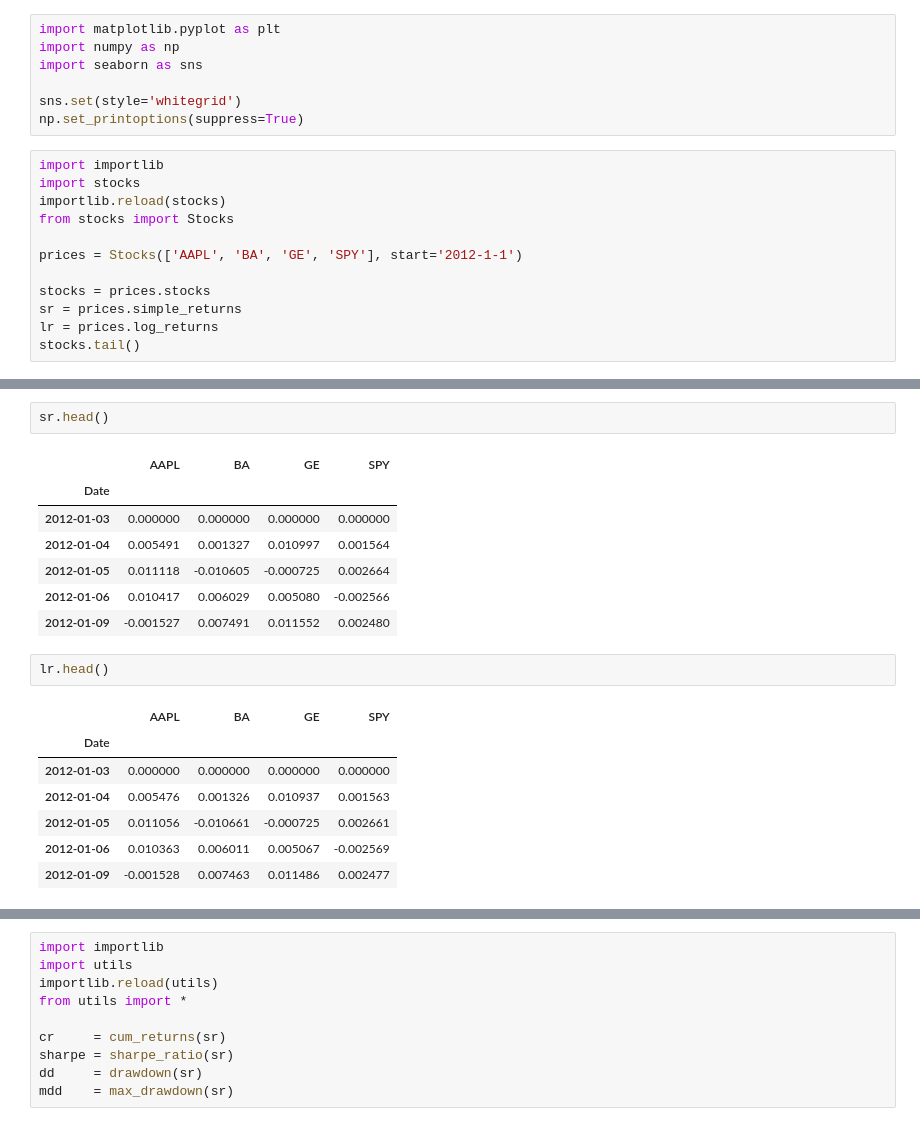
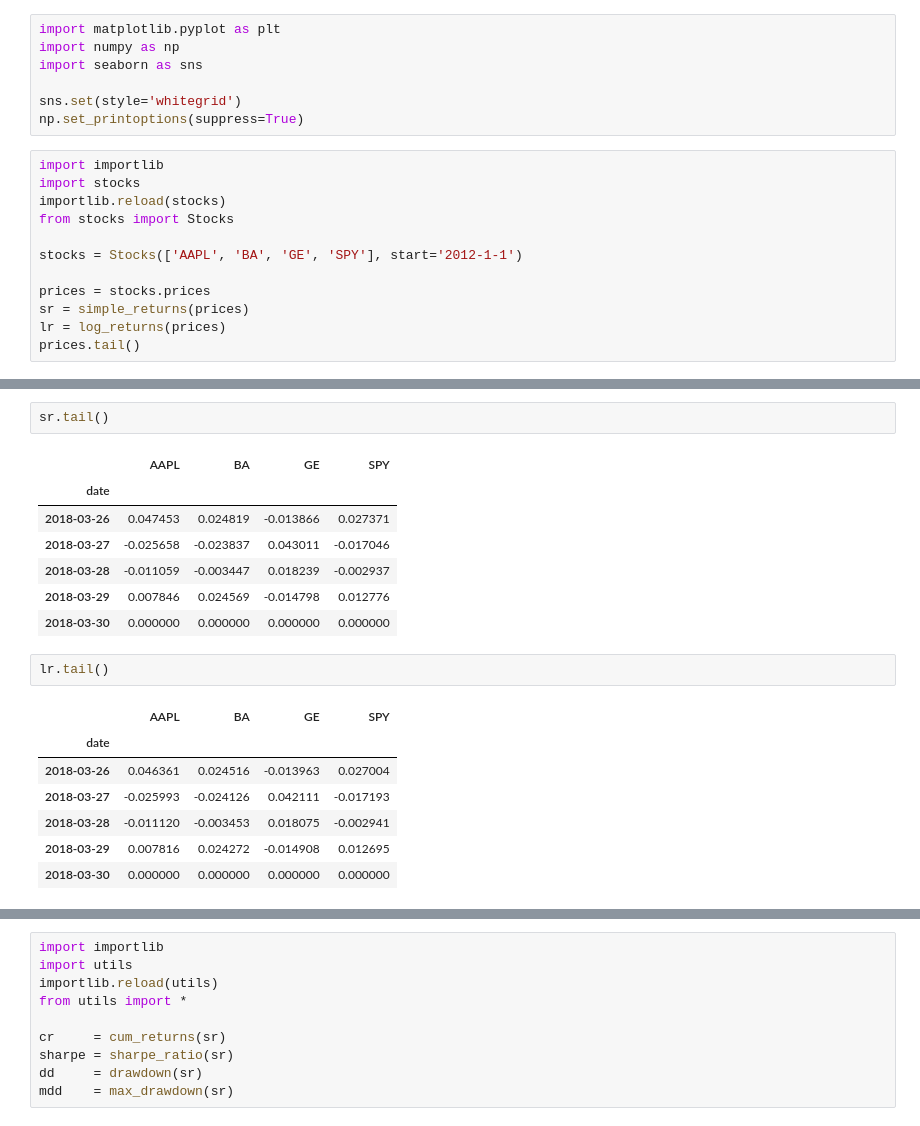
Before and after one commit to JulesHuisman/deep-learning, a Jupyter notebook: stocks.ipynb, the cells around one changed output, grey strips where cells are left out. Cells and saved outputs as stored; diff of their text form.

```diff
--- a/stocks.ipynb
+++ b/stocks.ipynb
@@ -11,11 +11,11 @@ import stocks
 importlib.reload(stocks)
 from stocks import Stocks
 
-prices = Stocks(['AAPL', 'BA', 'GE', 'SPY'], start='2012-1-1')
+stocks = Stocks(['AAPL', 'BA', 'GE', 'SPY'], start='2012-1-1')
 
-stocks = prices.stocks
-sr = prices.simple_returns
-lr = prices.log_returns
-stocks.tail()
+prices = stocks.prices
+sr = simple_returns(prices)
+lr = log_returns(prices)
+prices.tail()
 # %% [output]
 |  | AAPL | BA | GE | SPY |
@@ -28,23 +38,23 @@ stocks.tail()
 # %%
-sr.head()
+sr.tail()
 # %% [output]
 |  | AAPL | BA | GE | SPY |
-| Date |  |  |  |  |
-| 2012-01-03 | 0.000000 | 0.000000 | 0.000000 | 0.000000 |
-| 2012-01-04 | 0.005491 | 0.001327 | 0.010997 | 0.001564 |
-| 2012-01-05 | 0.011118 | -0.010605 | -0.000725 | 0.002664 |
-| 2012-01-06 | 0.010417 | 0.006029 | 0.005080 | -0.002566 |
-| 2012-01-09 | -0.001527 | 0.007491 | 0.011552 | 0.002480 |
+| date |  |  |  |  |
+| 2018-03-26 | 0.047453 | 0.024819 | -0.013866 | 0.027371 |
+| 2018-03-27 | -0.025658 | -0.023837 | 0.043011 | -0.017046 |
+| 2018-03-28 | -0.011059 | -0.003447 | 0.018239 | -0.002937 |
+| 2018-03-29 | 0.007846 | 0.024569 | -0.014798 | 0.012776 |
+| 2018-03-30 | 0.000000 | 0.000000 | 0.000000 | 0.000000 |
 # %%
-lr.head()
+lr.tail()
 # %% [output]
 |  | AAPL | BA | GE | SPY |
-| Date |  |  |  |  |
-| 2012-01-03 | 0.000000 | 0.000000 | 0.000000 | 0.000000 |
-| 2012-01-04 | 0.005476 | 0.001326 | 0.010937 | 0.001563 |
-| 2012-01-05 | 0.011056 | -0.010661 | -0.000725 | 0.002661 |
-| 2012-01-06 | 0.010363 | 0.006011 | 0.005067 | -0.002569 |
-| 2012-01-09 | -0.001528 | 0.007463 | 0.011486 | 0.002477 |
+| date |  |  |  |  |
+| 2018-03-26 | 0.046361 | 0.024516 | -0.013963 | 0.027004 |
+| 2018-03-27 | -0.025993 | -0.024126 | 0.042111 | -0.017193 |
+| 2018-03-28 | -0.011120 | -0.003453 | 0.018075 | -0.002941 |
+| 2018-03-29 | 0.007816 | 0.024272 | -0.014908 | 0.012695 |
+| 2018-03-30 | 0.000000 | 0.000000 | 0.000000 | 0.000000 |
 # %%
 import importlib
 import visualizations
```
Also changed, not shown: parts of 10 cells of this notebook, 8 other files.
